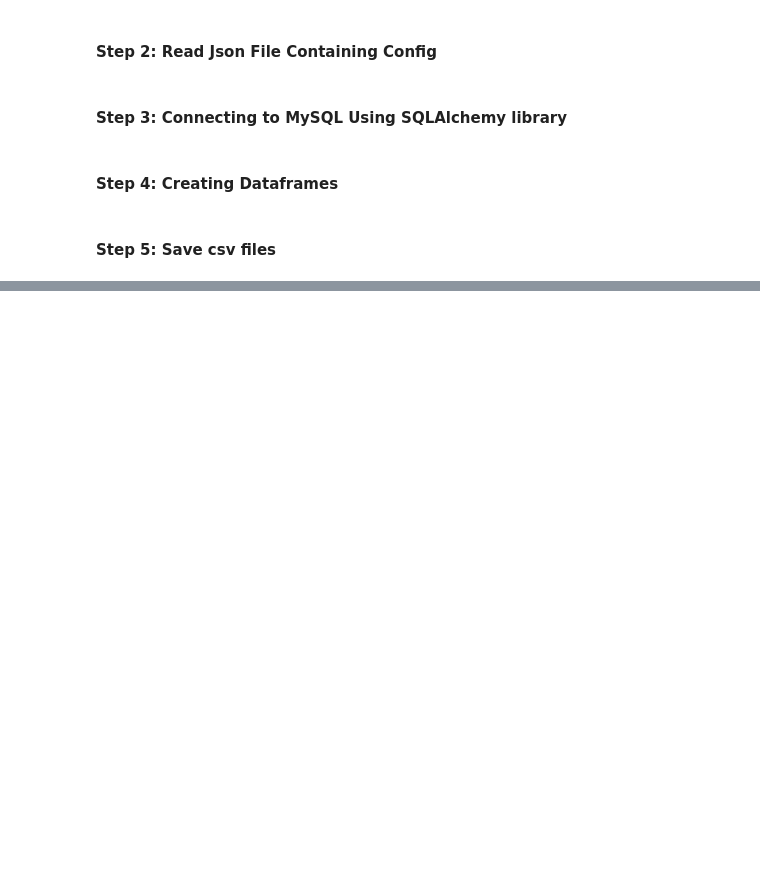
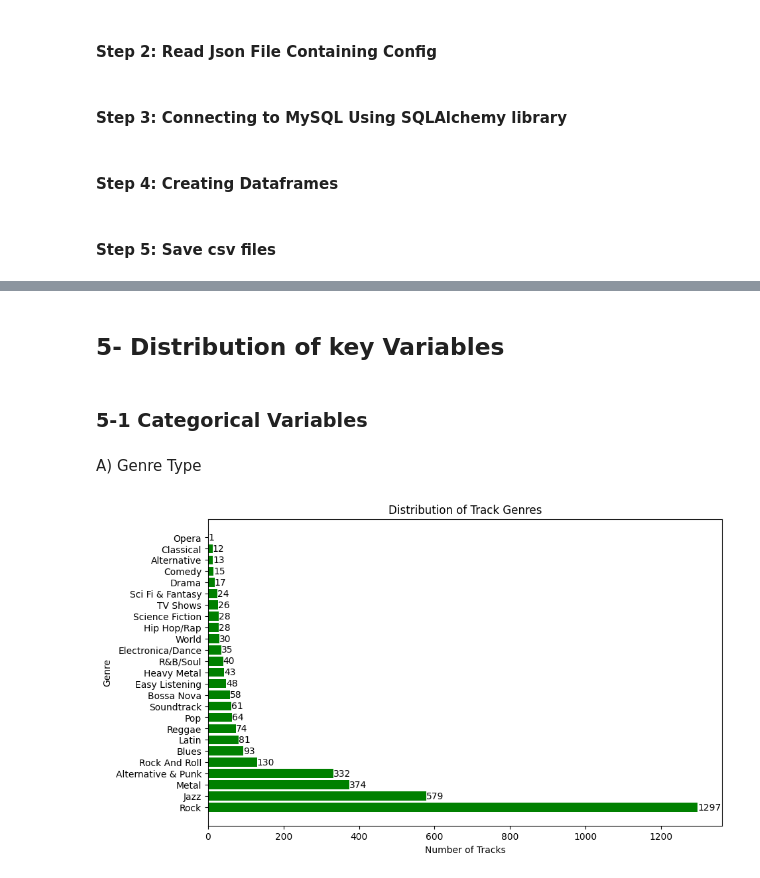
Before and after one commit to Mahlagha1994/Chinook, a Jupyter notebook: notebooks/Chinook Data Analysis.ipynb, the cells around one changed output, grey strips where cells are left out. Saved outputs shown, nothing was run; the diff lists cells and outputs as text; code cells hidden in the pictures; blank space fills up the shorter version.

Commit message:
Add descriptive Analysis- Visual Plot of categorical variables- Check Normallity of Numerical variables including Track duration and Track size

```diff
--- a/notebooks/Chinook Data Analysis.ipynb
+++ b/notebooks/Chinook Data Analysis.ipynb
@@ -61,0 +142,23 @@ Track.to_csv('/Users/mahlagha/Chinook/data/processed/Track.csv', index=False)
+# %% [markdown]
+## 5- Distribution of key Variables
+# %% [markdown]
+### 5-1 Categorical Variables
+# %% [markdown]
+A) Genre Type
+# %%
+# Horizontal Bar Plot
+plt.figure(figsize=(10, 6))
+genre_counts_tracks = Track['GenreId'].value_counts()
+barhchart = plt.barh(Genre['Name'], genre_counts_tracks, align='center', color='green')
+
+# Add data lables
+for bar in barhchart:
+    plt.text(bar.get_width(), bar.get_y() + bar.get_height()/2,
+             f'{int(bar.get_width())}', va='center', ha='left')
+
+plt.title('Distribution of Track Genres')
+plt.ylabel('Genre')
+plt.xlabel('Number of Tracks')
+plt.show()
+# %% [output]
+[figure, added]
```
Also changed, not shown: parts of 35 cells of this notebook.
